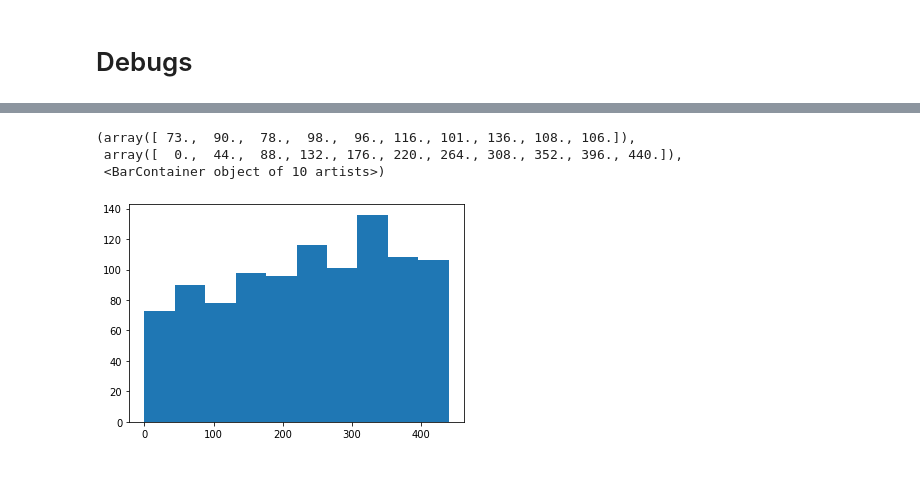
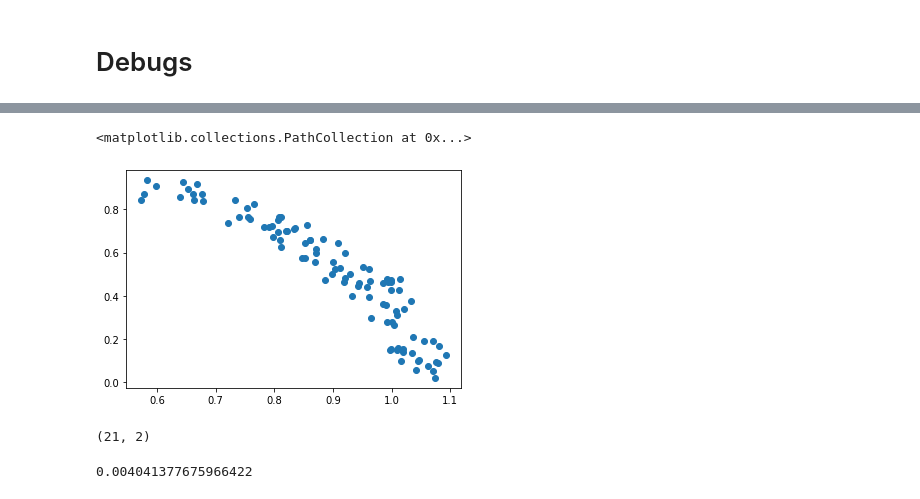
Before and after one commit to LucienJi/MORL, a Jupyter notebook: notebook.ipynb, the cells around one changed output, grey strips where cells are left out. Cells and saved outputs as stored; diff of their text form; code cells hidden in the pictures.

Commit message:
hypervolume & sparsity

```diff
--- a/notebook.ipynb
+++ b/notebook.ipynb
@@ -90,9 +72,0 @@ counts = np.bincount(to_count)
-# %%
-import matplotlib.pyplot as plt
-
-plt.hist(to_count)
-# %% [output]
-(array([ 73.,  90.,  78.,  98.,  96., 116., 101., 136., 108., 106.]),
- array([  0.,  44.,  88., 132., 176., 220., 264., 308., 352., 396., 440.]),
- <BarContainer object of 10 artists>)
-[figure, removed]
@@ -98,0 +75,14 @@ plt.hist(to_count)
+# %%
+points = np.random.rand(100,1)
+points = [np.cos(points),np.sin(points)]
+points = np.concatenate(points,axis=-1)
+points = points + np.random.rand(100,2) * 0.1
+
+points2 = np.random.rand(100,1)
+points2 = [np.cos(points2),np.sin(points)]
+points2 = np.concatenate(points2,axis=-1)
+points2 = points2 + np.random.rand(100,2) * 0.1
+points3 = []
+for i in range(100):
+    point = points2[i]
+    points3.append([i,i])
@@ -98,0 +92,10 @@ plt.hist(to_count)
+# %%
+plt.scatter(points[:,0],points[:,1])
+# %% [output]
+<matplotlib.collections.PathCollection at 0x...>
+[figure, added]
+# %%
+sparsity(front=front)
+# %% [output]
+(21, 2)
+0.004041377675966422
```
Also changed, not shown: parts of 10 cells of this notebook, 1 other file.
